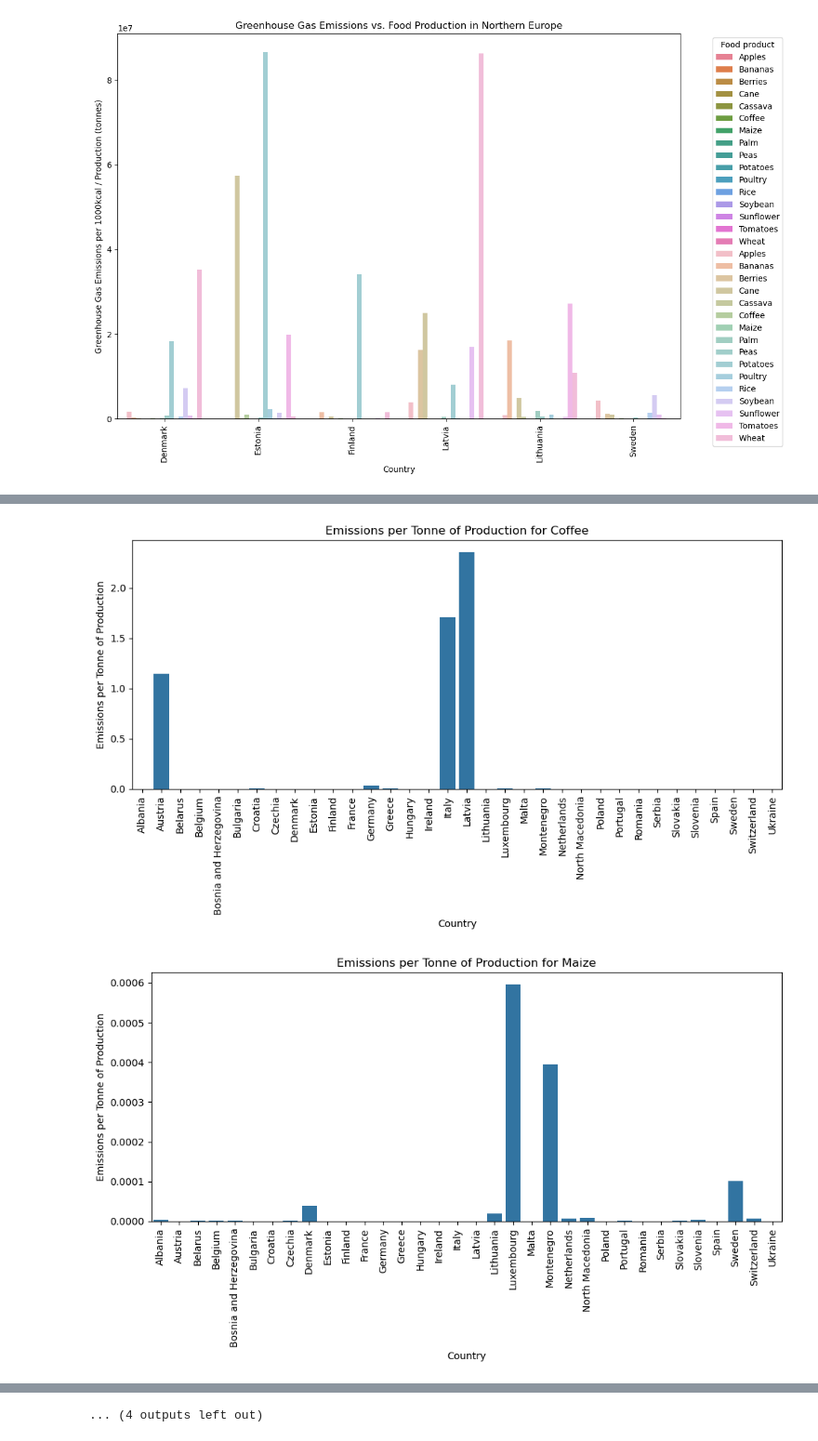
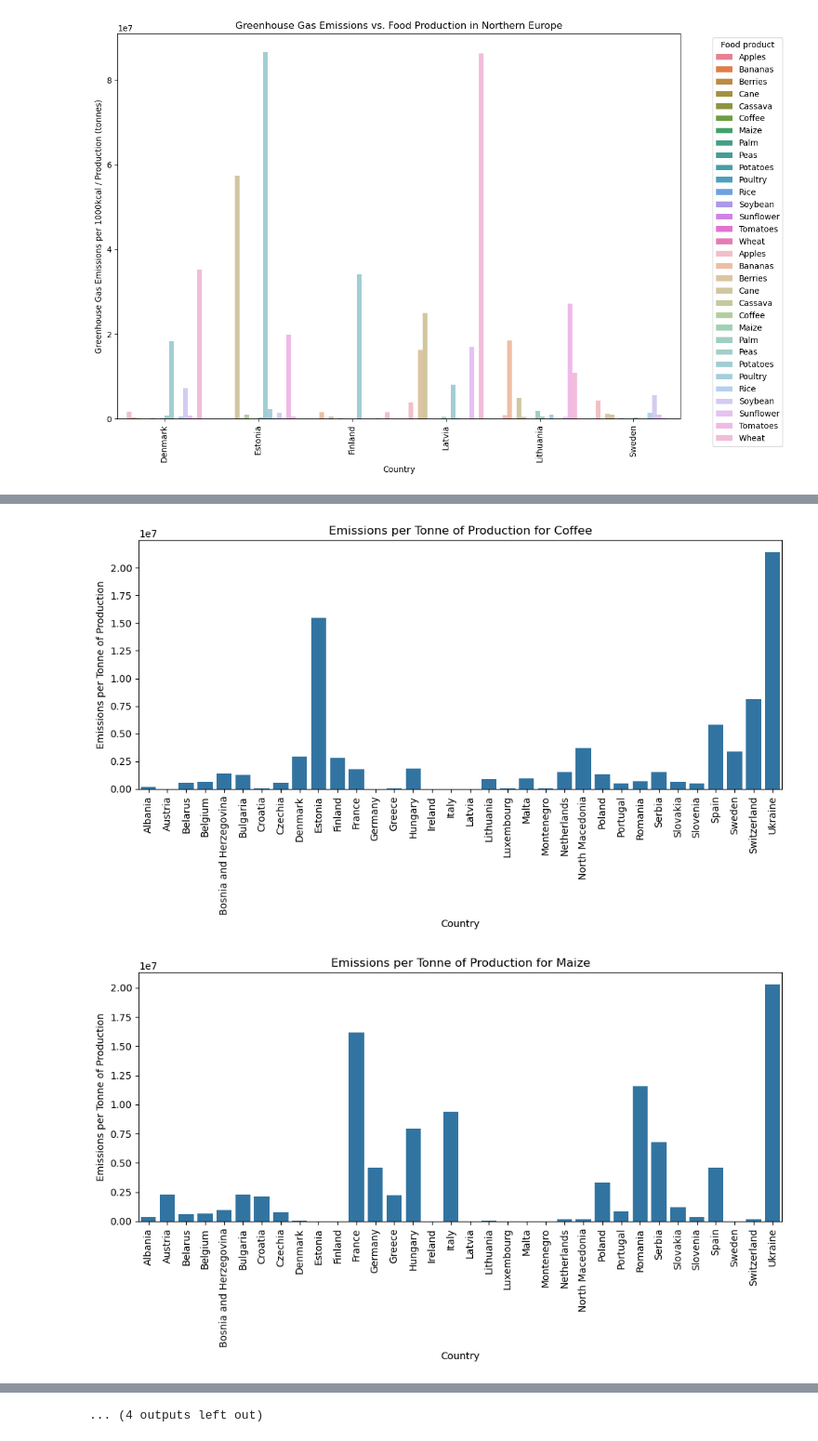
Before and after one commit to LeilaJavanmardi/EuroEats-A-Deep-Dive-into-Food-Production-Environmental-Footprint-and-Waste-Across-Europe, a Jupyter notebook: Notebook/Final/Food_Production_emissions_Final.ipynb, the cells around one changed output, grey strips where cells are left out. Shown at 93% size. Cells and saved outputs as stored; diff of their text form; code cells hidden in the pictures.

```diff
--- a/Notebook/Final/Food_Production_emissions_Final.ipynb
+++ b/Notebook/Final/Food_Production_emissions_Final.ipynb
@@ -330,7 +431,7 @@ food_production_EU_transposed
 | 747 | 747 | Ukraine | Apples | 26949.31 |
 748 rows × 4 columns
 # %%
-EU_food_production_Emissions = pd.merge(data_F, food_production_Emission_transposed, on='Food product', how='outer')
+EU_food_production_Emissions = pd.merge(data_F, food_production_EU_transposed, on='Food product', how='outer')
 # %%
 EU_food_production_Emissions.drop(columns='Unnamed: 0')
 # %% [output]
@@ -427,0 +560,34 @@ for region, countries in regions.items():
+# %%
+# european regions
+eastern_europe = ['Albania', 'Belarus', 'Bosnia and Herzegovina', 'Bulgaria', 'Croatia', 'Czechia', 'Hungary', 'Montenegro', 'North Macedonia', 'Poland', 'Romania', 'Serbia', 'Slovakia', 'Slovenia', 'Ukraine']
+southern_europe = ['Greece', 'Italy', 'Portugal', 'Spain', 'Malta']
+western_europe = ['Austria', 'Belgium', 'France', 'Germany', 'Ireland', 'Luxembourg', 'Netherlands', 'Switzerland']
+northern_europe = ['Denmark', 'Estonia', 'Finland', 'Latvia', 'Lithuania', 'Sweden']
+EU_food_production_Emissions['Emissions_per_tonne'] = EU_food_production_Emissions['Total_emissions'] * EU_food_production_Emissions['Production (tonnes)']
+
+# separate plots for each region
+regions = {'Eastern Europe': eastern_europe, 'Southern Europe': southern_europe, 'Western Europe': western_europe, 'Northern Europe': northern_europe}
+
+for region, countries in regions.items():
+    # Filter
+    region_df = EU_food_production_Emissions[EU_food_production_Emissions['Country'].isin(countries)]
+
+    # Plotting greenhouse gas emissions vs. food production as a grouped bar chart
+    plt.figure(figsize=(12, 8))
+
+    sns.barplot(x='Country', y='Emissions_per_tonne',
+                hue='Food product',
+                data=region_df)
+
+    sns.barplot(x='Country', y='Emissions_per_tonne',
+                hue='Food product',
+                data=region_df,
+                alpha=0.5)  # To make the bars semi-transparent
+
+    plt.title(f'Total Emission for each produced food product in {region}')
+    plt.xlabel('Country')
+    plt.ylabel(' Total Emission for each produced food product')
+    plt.legend(title='Food product', bbox_to_anchor=(1.05, 1), loc='upper left')
+    plt.xticks(rotation=90)
+    plt.tight_layout()
+    plt.show()
@@ -428,7 +626,6 @@ for region, countries in regions.items():
 # %%
 
 # Calculate emissions per tonne of production
-EU_food_production_Emissions['Emissions_per_tonne'] = EU_food_production_Emissions['Total_emissions'] / EU_food_production_Emissions['Production (tonnes)']
 
 # Get unique food products
 food_products = EU_food_production_Emissions['Food product'].unique()
@@ -456,2 +653,2 @@ for food_product in food_products:
-[figure, old version]
+[figure, new version]
-[figure, old version]
+[figure, new version]
```
Also changed, not shown: parts of 25 cells of this notebook, 14 other files.
